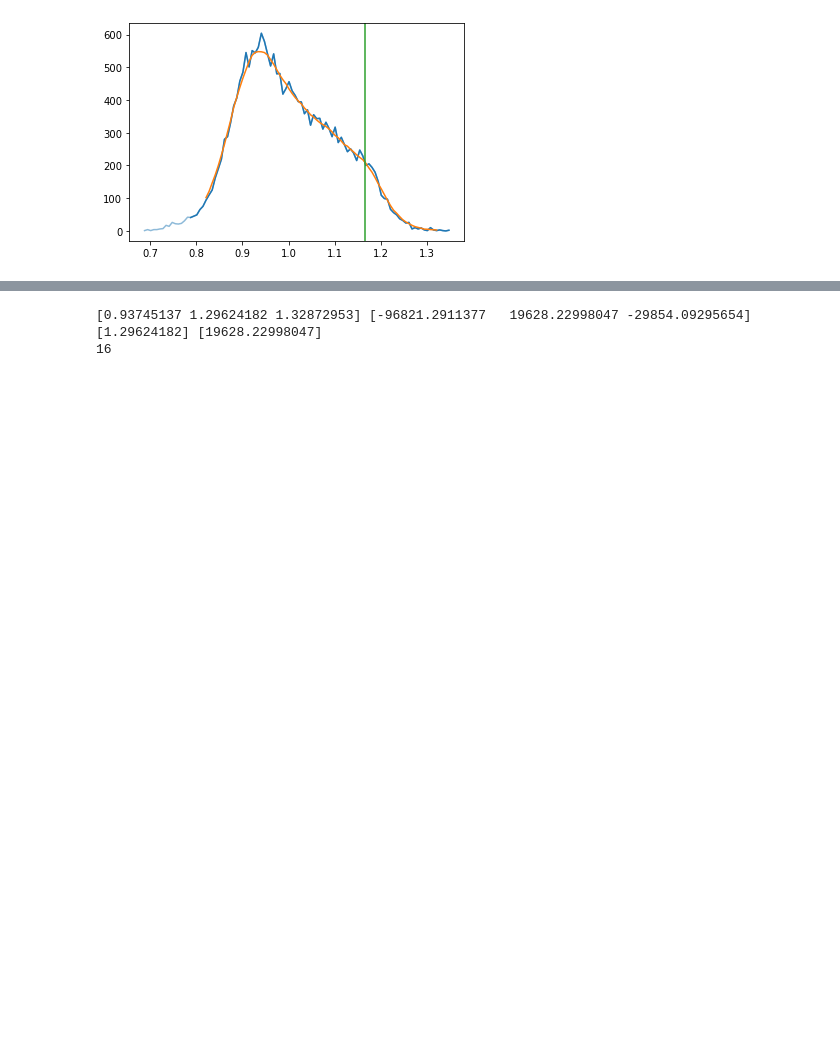
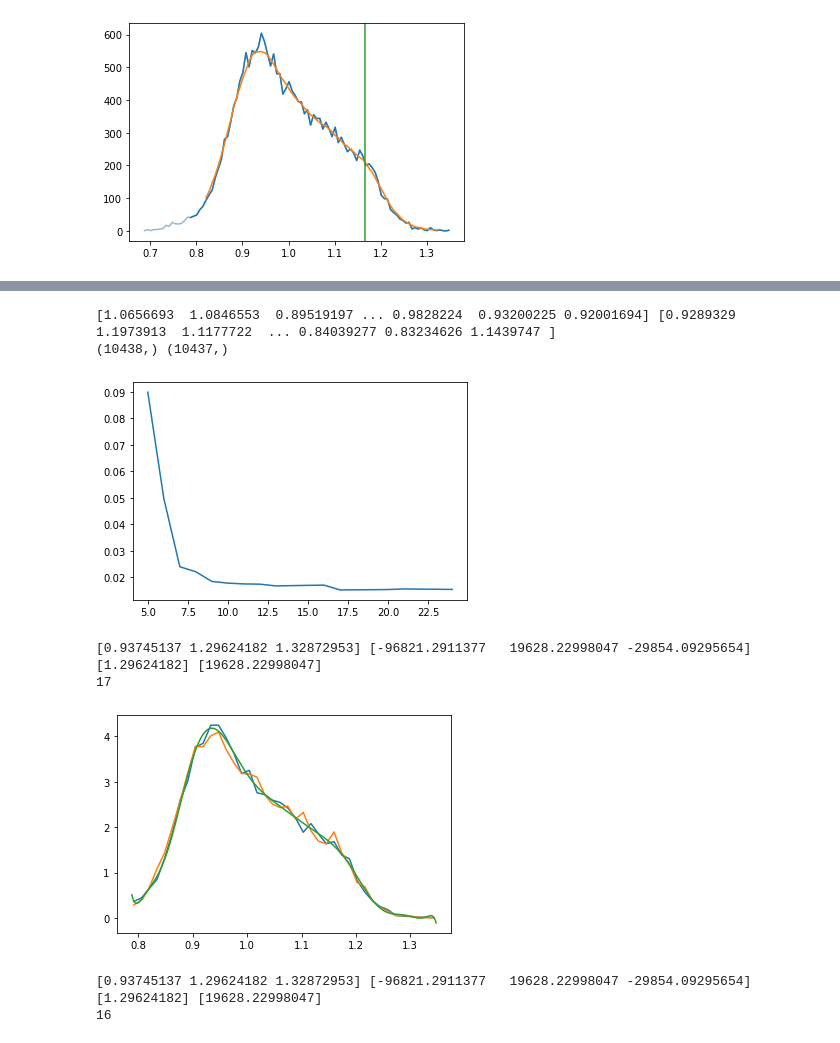
Before and after one commit to molecularmachinist/functional_sampling_tool, a Jupyter notebook: prod/autosampler_notebook.ipynb, the cells around one changed output, grey strips where cells are left out. Cells and saved outputs as stored; diff of their text form; code cells hidden in the pictures; blank space fills up the shorter version.

Commit message:
Tried polyfit with split data
Did not work.


Former-commit-id: baf09af4869b7517bf07d908a2ae382f310bf8b7

```diff
--- a/prod/autosampler_notebook.ipynb
+++ b/prod/autosampler_notebook.ipynb
@@ -322,3 +323,61 @@ plt.show()
+# %%
+from sklearn.model_selection import train_test_split
+_f_train, _f_test = train_test_split(fval, test_size=0.5)
+print(_f_test, _f_train)
+print(_f_test.shape, _f_train.shape)
+
+_ttbins = np.linspace(bin_edges[:-1][mask][0],bin_edges[1:][mask][-1], 41)
+_bincents = (_ttbins[:-1]+_ttbins[1:])/2
+
+_train_hist, _ = np.histogram(_f_train, bins=_ttbins, density=True)
+_test_hist,  _ = np.histogram(_f_test,  bins=_ttbins, density=True)
+
+_degs = np.arange(5,25)
+_pols = []
+_chi2 = []
+
+_x = np.linspace(_minbin,_maxbin,10000)
+
+for d in _degs:
+    _pol = np.poly1d(np.polyfit(_bincents, _train_hist, d))
+    _pols.append(_pol)
+    _dist = np.sum((_test_hist-_pol(_bincents))**2)/len(_bincents)
+    _chi2.append(_dist)
+    #plt.plot(_x, _pol(_x))
+
+plt.plot(_degs, _chi2)
+plt.show()
+
+
+# Find real unique roots
+extr = dpol.roots
+extr = np.unique(np.real(extr[np.isreal(extr)]))
+print(extr, ddpol(extr))
+
+# filter values outside our range
+extr = extr[(_minbin<extr)*(extr<_maxbin)]
+# filter maxima and plateaus
+extr = extr[ddpol(extr)>0]
+print(extr, ddpol(extr))
+
+
+
+_pol_arg = np.argmin(_chi2)
+
+print(_degs[_pol_arg])
+
+plt.plot(_bincents, _train_hist)
+plt.plot(_bincents, _test_hist)
+plt.plot(_x, _pols[_pol_arg](_x))
+plt.show()
+# %% [output]
+[1.0656693  1.0846553  0.89519197 ... 0.9828224  0.93200225 0.92001694] [0.9289329  1.1973913  1.1177722  ... 0.84039277 0.83234626 1.1439747 ]
+(10438,) (10437,)
+[figure, added]
+[0.93745137 1.29624182 1.32872953] [-96821.2911377   19628.22998047 -29854.09295654]
+[1.29624182] [19628.22998047]
+17
+[figure, added]
 # %%
 p = np.polyfit(bin_centers[mask], hist[mask], 10)
 pol = np.poly1d(p)
```
Also changed, not shown: parts of 3 cells of this notebook.
